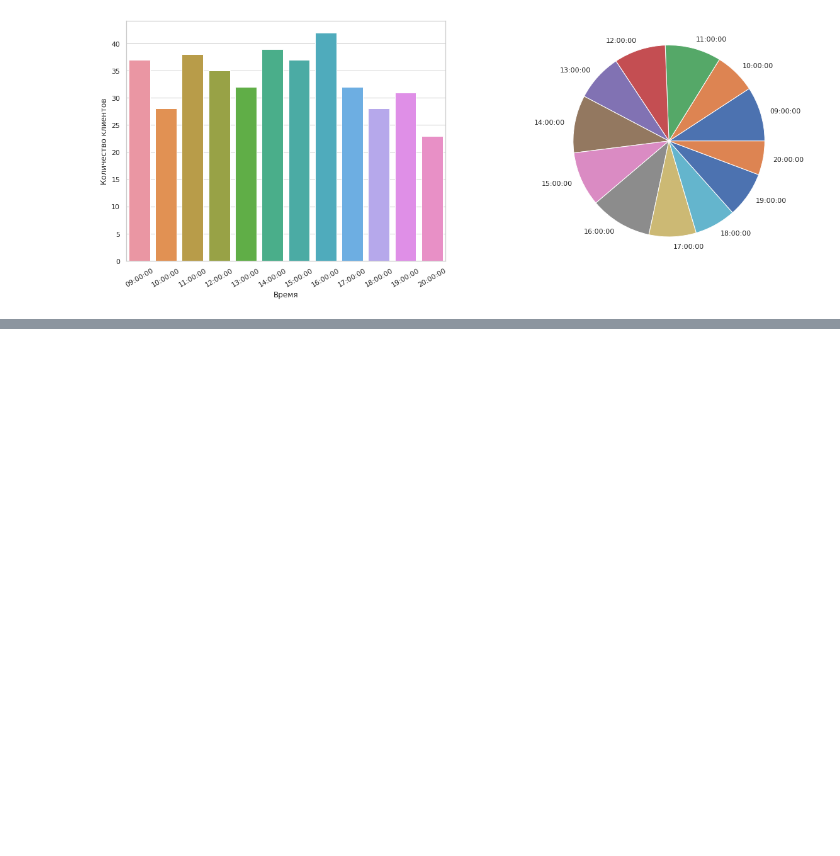
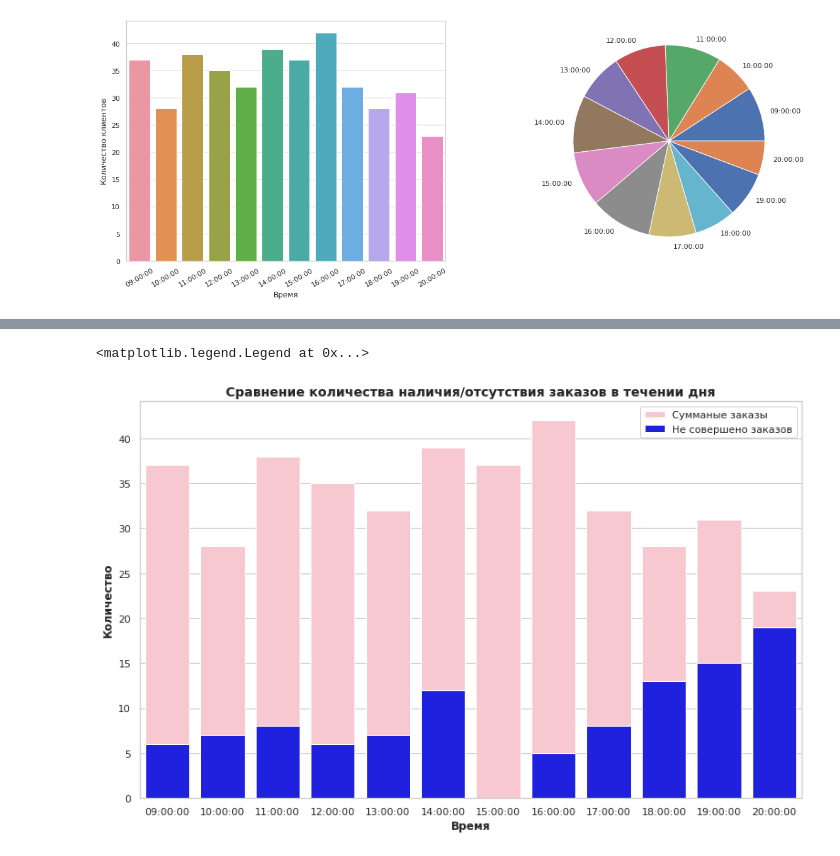
Before and after one commit to Andrey22154/-, a Jupyter notebook: Заказы_кофе.ipynb, the cells around one changed output, grey strips where cells are left out. Saved outputs shown, nothing was run; the diff lists cells and outputs as text; code cells hidden in the pictures; blank space fills up the shorter version.

```diff
--- a/Заказы_кофе.ipynb
+++ b/Заказы_кофе.ipynb
@@ -117,0 +137,19 @@ Text(0.5, 1.0, 'Сранение количества заказов/их отс
+# %%
+group_count = data.groupby('Время').agg({'Количество клиентов':'sum'})
+no_coffee = data.groupby('Время').agg({'Нет заказов':'sum'})
+group_count['Нет заказов'] = no_coffee['Нет заказов']
+
+#sns.barplot(data = data, y = group_count[cols], x = group_count.index, ax = axes[0])
+# %%
+plt.figure(figsize = (13, 8))
+sns.barplot(data = group_count, y = group_count['Количество клиентов'],
+            x = group_count.index, color = 'pink', label = 'Сумманые заказы')
+sns.barplot(data = group_count, y = group_count['Нет заказов'],
+            x = group_count.index, color = 'blue', label = 'Не совершено заказов')
+plt.title('Сравнение количества наличия/отсутствия заказов в течении дня', fontsize = 14, fontweight='bold')
+plt.ylabel('Количество', fontweight='bold')
+plt.xlabel('Время', fontweight='bold')
+plt.legend()
+# %% [output]
+<matplotlib.legend.Legend at 0x...>
+[figure, added]
```
Also changed, not shown: parts of 5 cells of this notebook.
